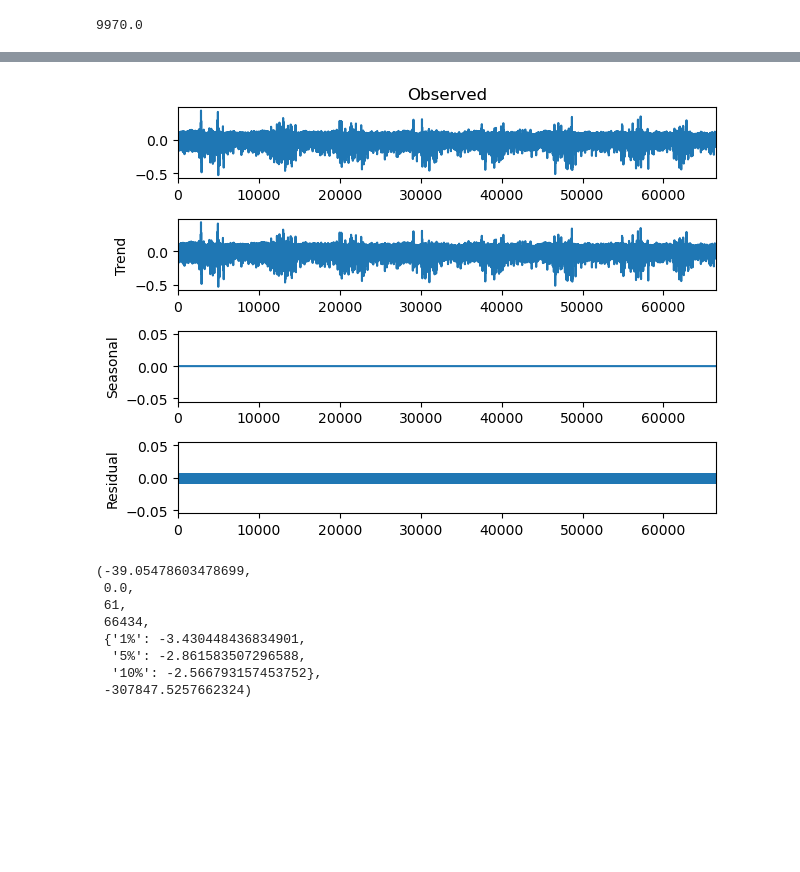
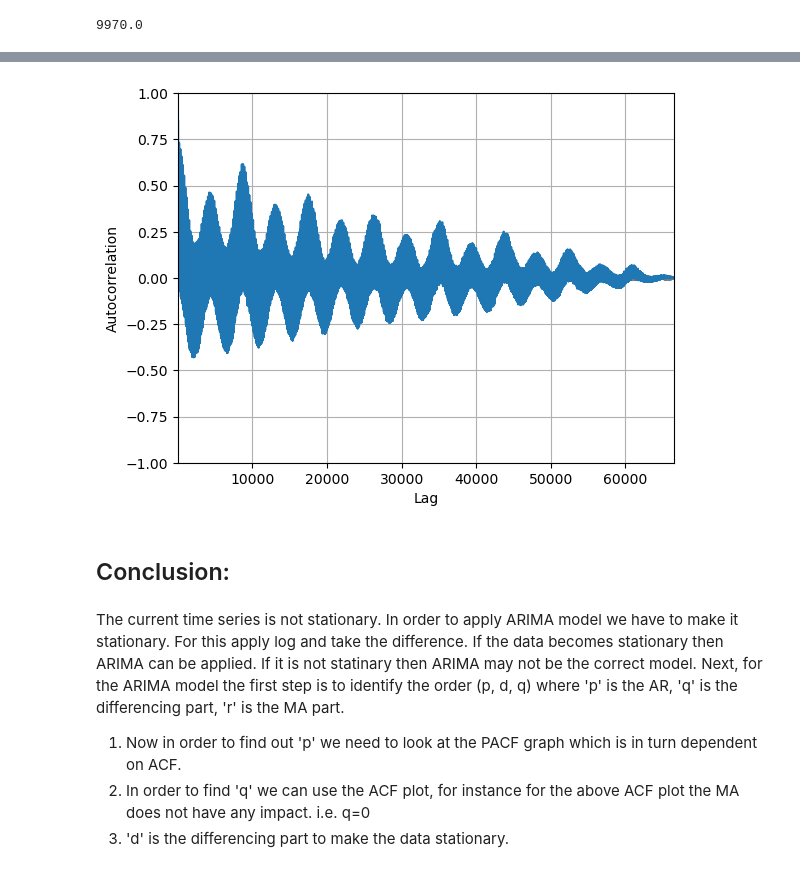
Before and after one commit to mariabaladuggimpudi/ml-practice, a Jupyter notebook: time_series/time_series_exploration_1.ipynb, the cells around one changed output, grey strips where cells are left out. Drawn from its saved outputs; the diff is of its cells as text; code cells hidden in the pictures; blank space fills up the shorter version.

Commit message:
Added the conclusion

```diff
--- a/time_series/time_series_exploration_1.ipynb
+++ b/time_series/time_series_exploration_1.ipynb
@@ -223,6 +204,0 @@ for i in range(1, len(df_comed_log)):
-# %%
-result_log_diff = seasonal_decompose(diff, model='additive', period=1)
-result_log_diff.plot()
-plt.show()
-# %% [output]
-[figure, removed]
@@ -231,11 +205,13 @@ result_diff = adfuller(diff, autolag='AIC')
-# %%
-result_diff
-# %% [output]
-(-39.05478603478699,
- 0.0,
- 61,
- 66434,
- {'1%': -3.430448436834901,
-  '5%': -2.861583507296588,
-  '10%': -2.566793157453752},
- -307847.5257662324)
+# %%
+autocorrelation_plot(df_comed['COMED_MW'])
+plt.show()
+# %% [output]
+[figure, added]
+# %% [markdown]
+## Conclusion:
+# %% [markdown]
+The current time series is not stationary. In order to apply ARIMA model we have to make it stationary. For this apply log and take the difference. If the data becomes stationary then ARIMA can be applied. If it is not statinary then ARIMA may not be the correct model.
+Next, for the ARIMA model the first step is to identify the order (p, d, q) where 'p' is the AR, 'q' is the differencing part, 'r' is the MA part.
+1) Now in order to find out 'p' we need to look at the PACF graph which is in turn dependent on ACF.
+2) In order to find 'q' we can use the ACF plot, for instance for the above ACF plot the MA does not have any impact. i.e. q=0
+3) 'd' is the differencing part to make the data stationary.
```
Also changed, not shown: parts of 21 cells of this notebook.
